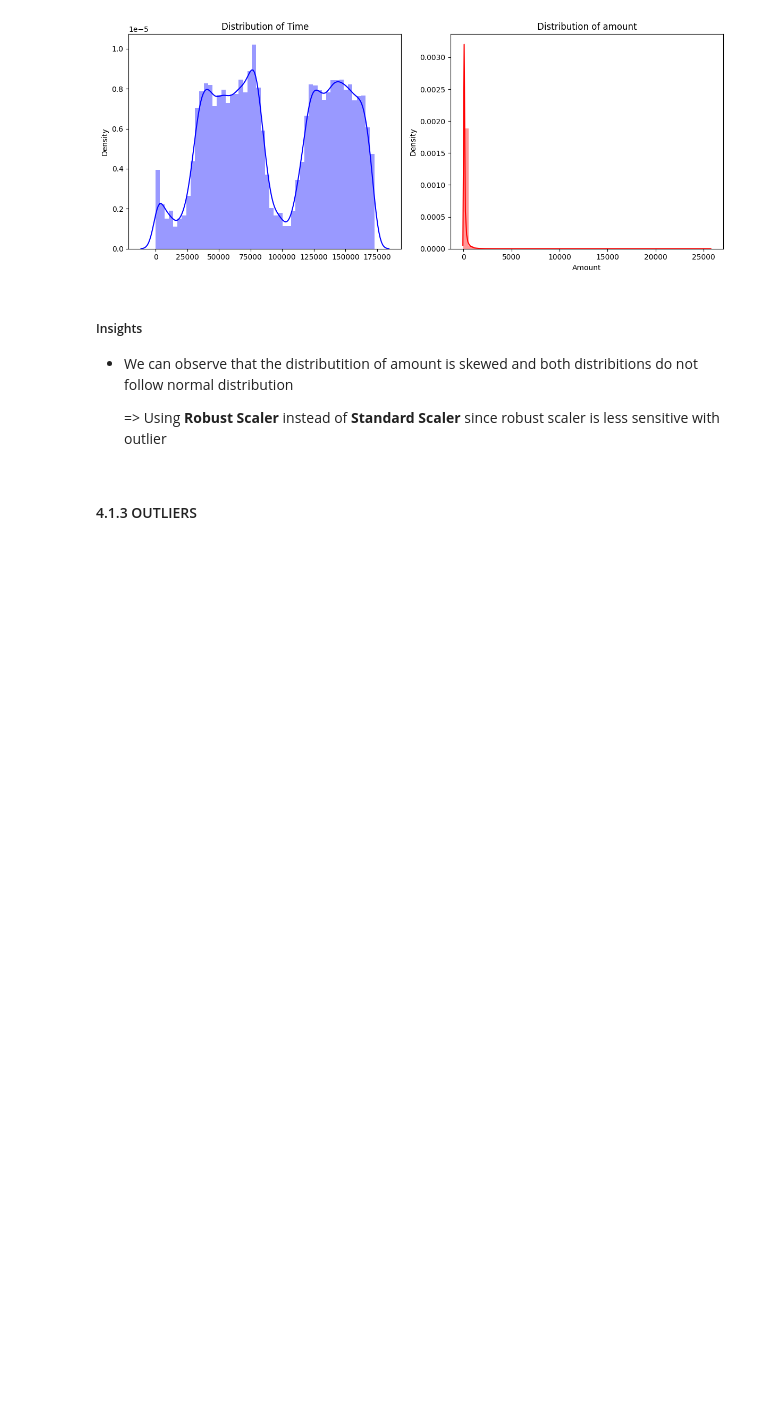
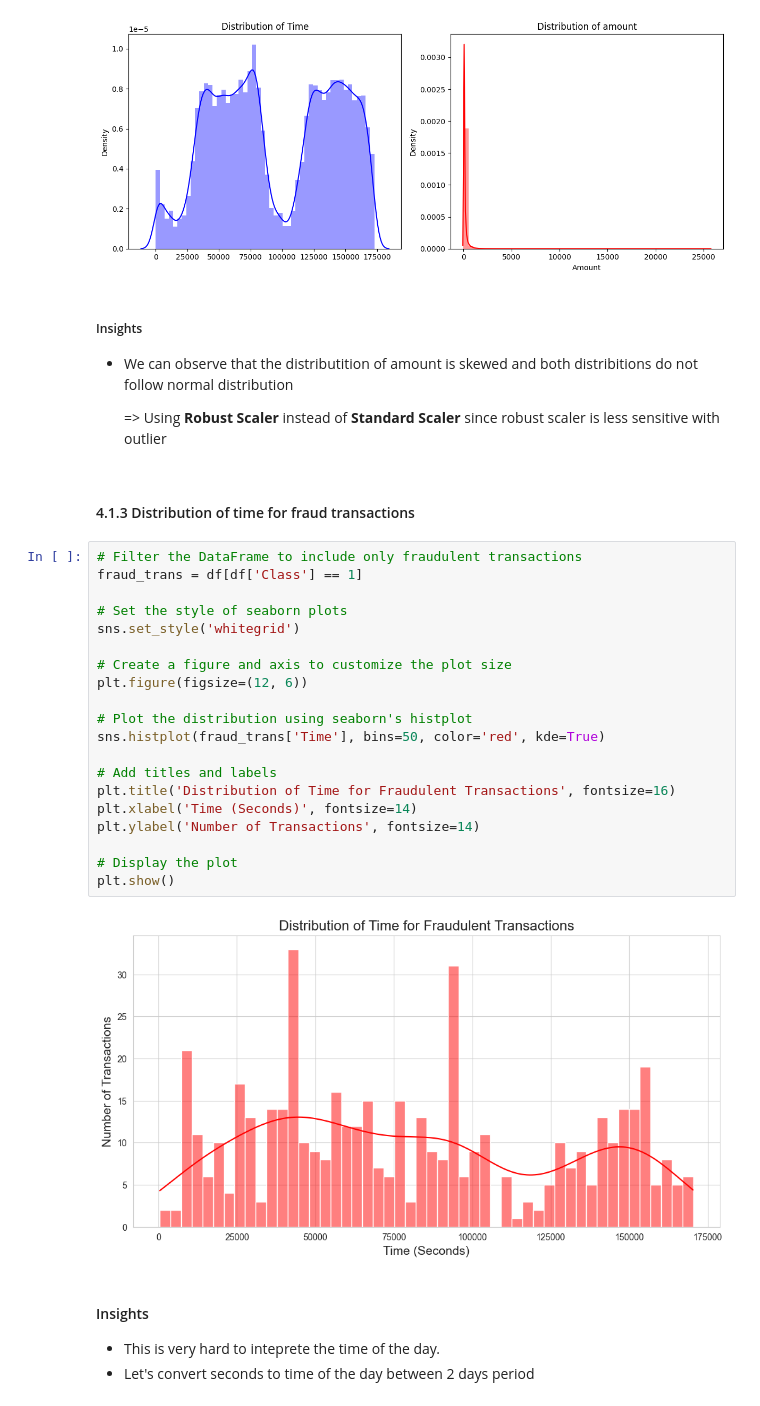
Before and after one commit to qmcao/Credit_Fraud_MLops, a Jupyter notebook: notebook/1 . EDA STUDENT PERFORMANCE .ipynb, the cells around one changed output. Cells and saved outputs as stored; diff of their text form; blank space fills up the shorter version.

```diff
--- a/notebook/1 . EDA STUDENT PERFORMANCE .ipynb
+++ b/notebook/1 . EDA STUDENT PERFORMANCE .ipynb
@@ -271,4 +271,30 @@ plt.show()
 
     => Using **Robust Scaler** instead of **Standard Scaler** since robust scaler is less sensitive with outlier
 # %% [markdown]
-#### 4.1.3 OUTLIERS
+#### 4.1.3 Distribution of time for fraud transactions
+# %%
+# Filter the DataFrame to include only fraudulent transactions
+fraud_trans = df[df['Class'] == 1]
+
+# Set the style of seaborn plots
+sns.set_style('whitegrid')
+
+# Create a figure and axis to customize the plot size
+plt.figure(figsize=(12, 6))
+
+# Plot the distribution using seaborn's histplot
+sns.histplot(fraud_trans['Time'], bins=50, color='red', kde=True)
+
+# Add titles and labels
+plt.title('Distribution of Time for Fraudulent Transactions', fontsize=16)
+plt.xlabel('Time (Seconds)', fontsize=14)
+plt.ylabel('Number of Transactions', fontsize=14)
+
+# Display the plot
+plt.show()
+# %% [output]
+[figure, added]
+# %% [markdown]
+#### Insights
+- This is very hard to inteprete the time of the day.
+- Let's convert seconds to time of the day between 2 days period
```
Also changed, not shown: parts of 6 cells of this notebook, 6 other files.
